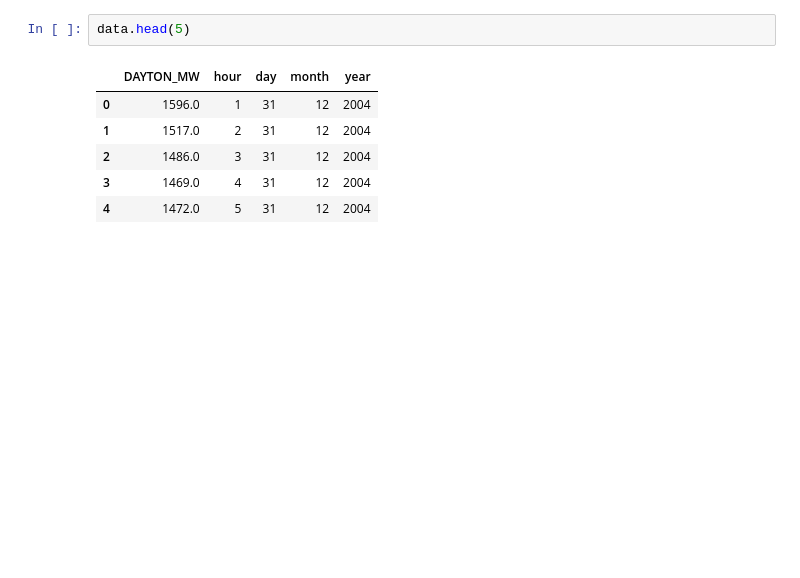
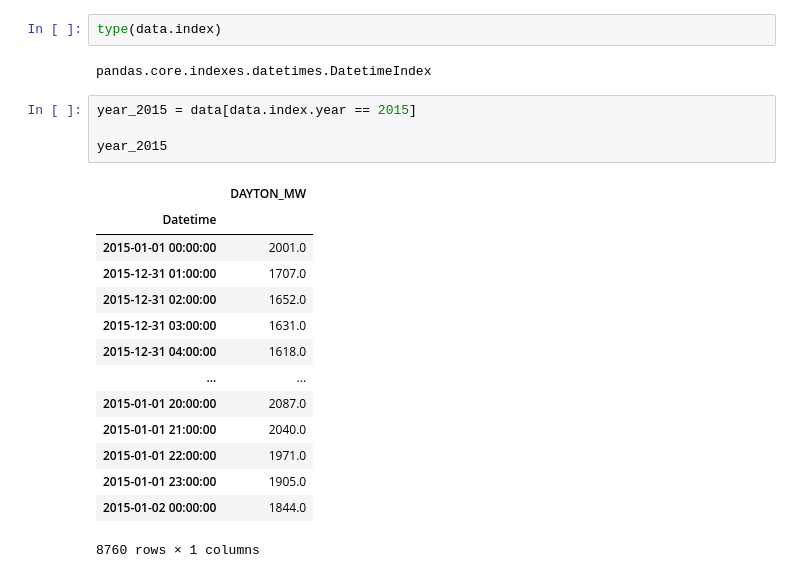
Before and after one commit to rafalopes74/EnergyConsumptionAI, a Jupyter notebook: EnergyConsumption.ipynb, the cells around one changed output. Cells and saved outputs as stored; diff of their text form; blank space fills up the shorter version.

```diff
--- a/EnergyConsumption.ipynb
+++ b/EnergyConsumption.ipynb
@@ -41,9 +31,23 @@ del data['Datetime']
-# %%
-data.head(5)
-# %% [output]
-|  | DAYTON_MW | hour | day | month | year |
-| 0 | 1596.0 | 1 | 31 | 12 | 2004 |
-| 1 | 1517.0 | 2 | 31 | 12 | 2004 |
-| 2 | 1486.0 | 3 | 31 | 12 | 2004 |
-| 3 | 1469.0 | 4 | 31 | 12 | 2004 |
-| 4 | 1472.0 | 5 | 31 | 12 | 2004 |
+# %%
+type(data.index)
+# %% [output]
+pandas.core.indexes.datetimes.DatetimeIndex
+# %%
+year_2015 = data[data.index.year == 2015]
+
+year_2015
+# %% [output]
+|  | DAYTON_MW |
+| Datetime |  |
+| 2015-01-01 00:00:00 | 2001.0 |
+| 2015-12-31 01:00:00 | 1707.0 |
+| 2015-12-31 02:00:00 | 1652.0 |
+| 2015-12-31 03:00:00 | 1631.0 |
+| 2015-12-31 04:00:00 | 1618.0 |
+| ... | ... |
+| 2015-01-01 20:00:00 | 2087.0 |
+| 2015-01-01 21:00:00 | 2040.0 |
+| 2015-01-01 22:00:00 | 1971.0 |
+| 2015-01-01 23:00:00 | 1905.0 |
+| 2015-01-02 00:00:00 | 1844.0 |
+8760 rows × 1 columns
```
Also changed, not shown: parts of 11 cells of this notebook.
